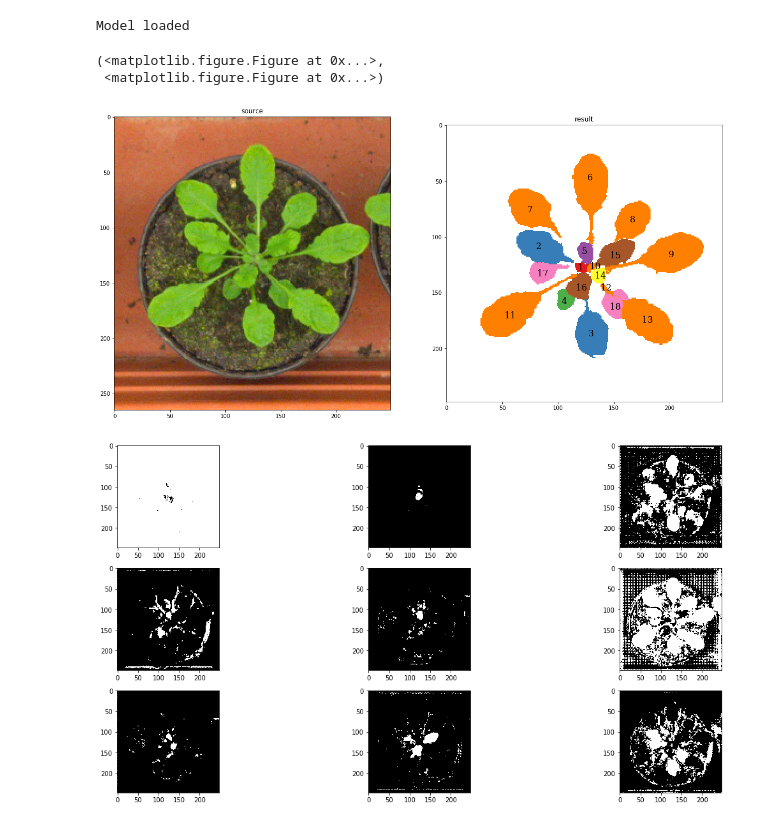
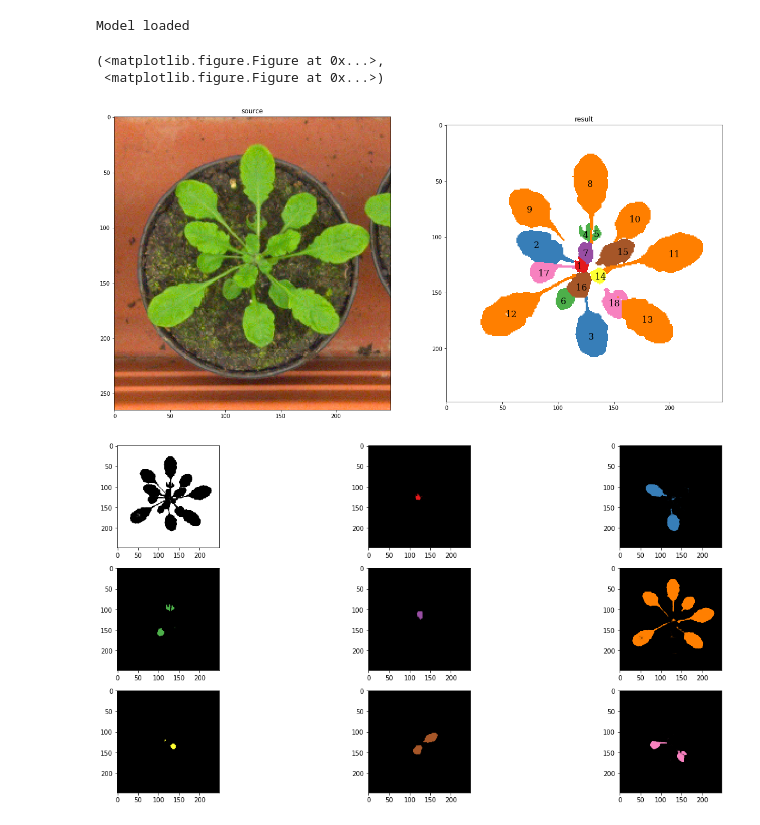
Before and after one commit to kulikovv/DeepColoring, a Jupyter notebook: cvppp/cvppp.ipynb, the cells around one changed output. Cells and saved outputs as stored; diff of their text form; code cells hidden in the pictures.

```diff
--- a/cvppp/cvppp.ipynb
+++ b/cvppp/cvppp.ipynb
@@ -49,17 +49,17 @@ Model loaded
 # %%
 from skimage.io import imread
 xo = imread("../images/plant050_rgb.png")[::2,::2]
 
-x = dc.rgba2rgb()(xo, True)
+x = dc.rgba2rgb()(xo, True)/255.
 x = dc.normalize(0.5, 0.5, )(x, True)
 x = x.transpose(2, 0, 1)[:, :248, :248]
 
 vx = torch.from_numpy(np.expand_dims(x, 0)).to(device)
 p = net(vx)
 p_numpy = p.detach().cpu().numpy()[0]
-dc.visualize(xo[:,:,:3],p_numpy,40)
+dc.visualize(xo[:,:,:3],p_numpy,65)
 # %% [output]
 (<matplotlib.figure.Figure at 0x...>,
  <matplotlib.figure.Figure at 0x...>)
-[figure, old version]
+[figure, new version]
-[figure, old version]
+[figure, new version]
```
Also changed, not shown: parts of 1 cell of this notebook, 1 other file.
